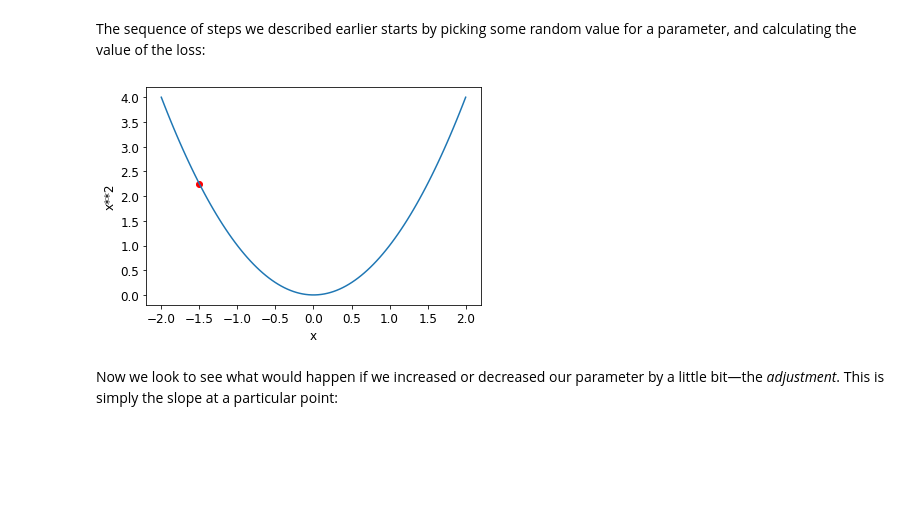
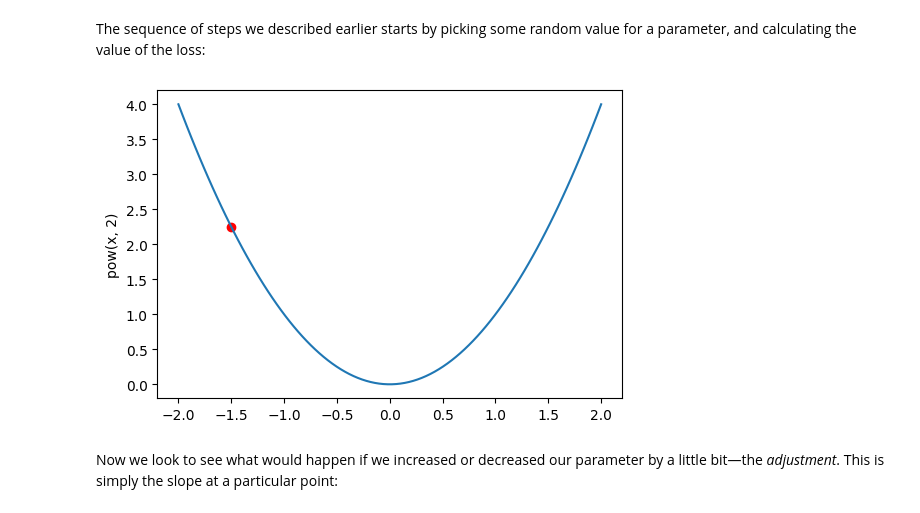
Before and after one commit to gguman/fastbook, a Jupyter notebook: 04_mnist_basics.ipynb, the cells around one changed output. Cells and saved outputs as stored; diff of their text form; code cells hidden in the pictures; blank space fills up the shorter version.

```diff
--- a/04_mnist_basics.ipynb
+++ b/04_mnist_basics.ipynb
@@ -580,0 +590,6 @@ plot_function(f, 'x', 'x**2')
+# %%
+x = torch.linspace(-2, 2, 100)
+
+fig, ax = plt.subplots(figsize=(6, 4))
+ax.plot(x, f(x))
+ax.set_ylabel('pow(x, 2)')
@@ -581,10 +599,16 @@ plot_function(f, 'x', 'x**2')
 # %% [markdown]
 The sequence of steps we described earlier starts by picking some random value for a parameter, and calculating the value of the loss:
 # %%
-plot_function(f, 'x', 'x**2')
+def f(x): return x**2
+x = torch.linspace(-2, 2, 100)
+
+fig, ax = plt.subplots(figsize=(6, 4))
+ax.plot(x, f(x))
+ax.set_ylabel('pow(x, 2)')
+
 plt.scatter(-1.5, f(-1.5), color='red');
 # %% [output]
-[figure, old version]
+[figure, new version]
 # %% [markdown]
 Now we look to see what would happen if we increased or decreased our parameter by a little bit—the *adjustment*. This is simply the slope at a particular point:
 # %% [markdown]
```
Also changed, not shown: parts of 8 cells of this notebook.
